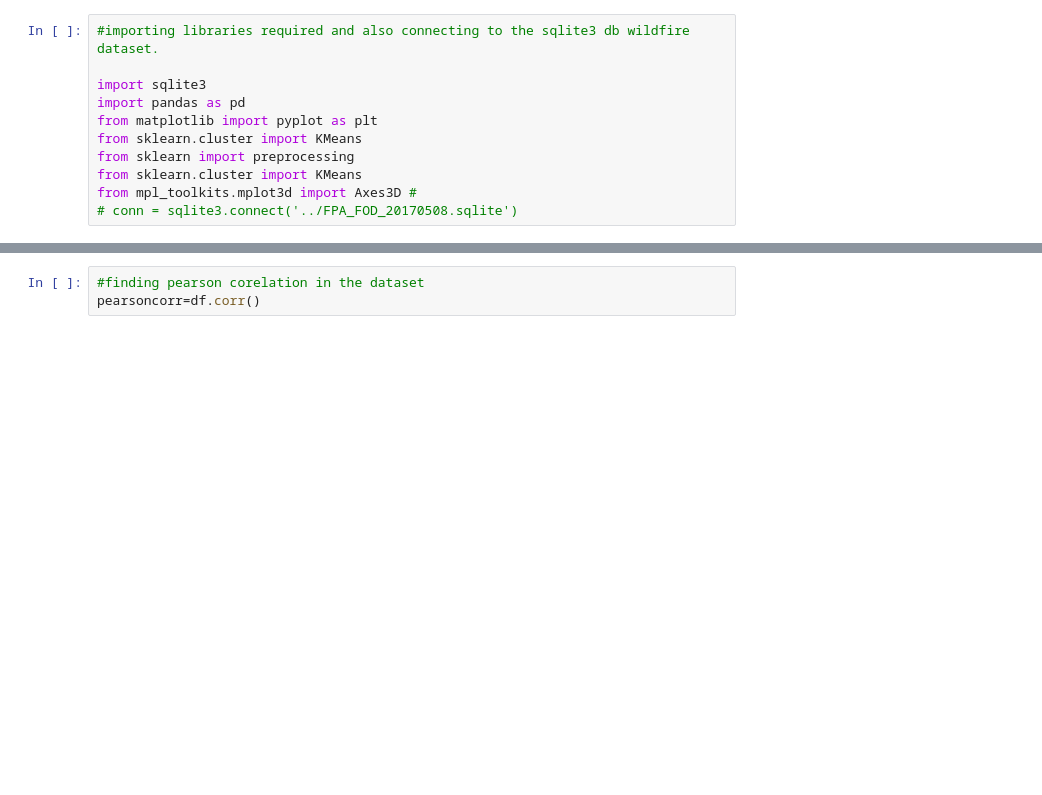
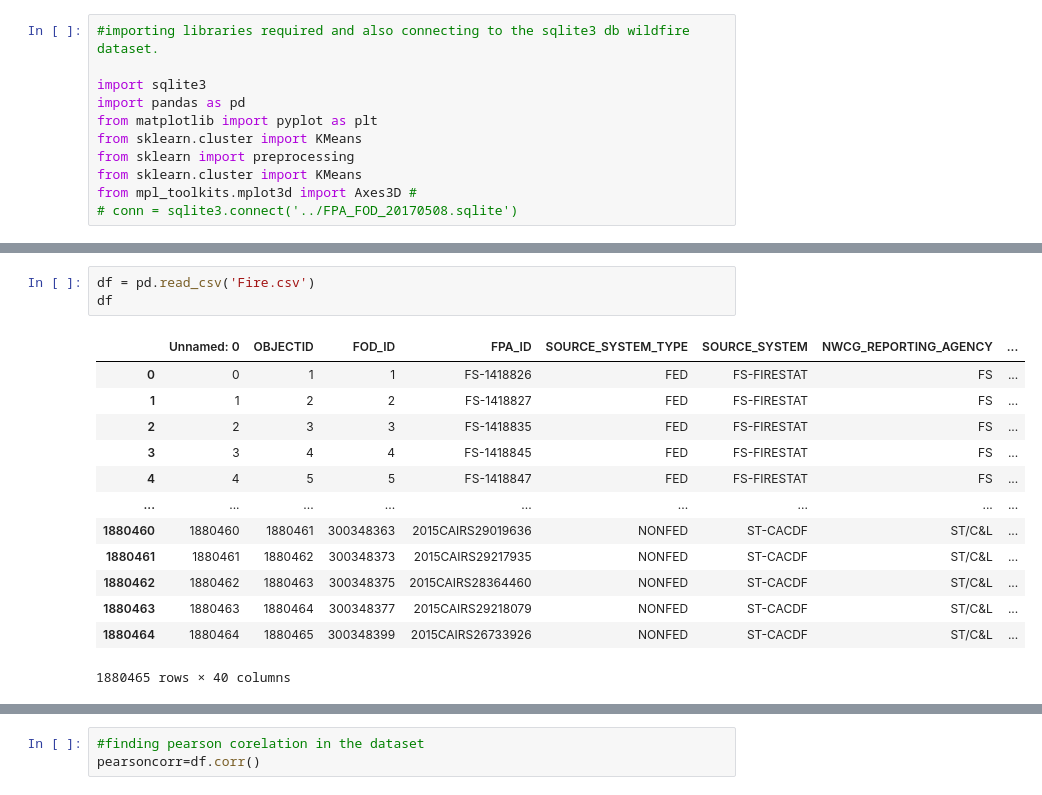
Before and after one commit to chettkulkarni/MachineLearning, a Jupyter notebook: Assignment_KMeans.ipynb, the cells around one changed output, grey strips where cells are left out. Drawn from its saved outputs; the diff is of its cells as text; blank space fills up the shorter version.

```diff
--- a/Assignment_KMeans.ipynb
+++ b/Assignment_KMeans.ipynb
@@ -49,3 +54,20 @@ df
+# %%
+df = pd.read_csv('Fire.csv')
+df
+# %% [output]
+|  | Unnamed: 0 | OBJECTID | FOD_ID | FPA_ID | SOURCE_SYSTEM_TYPE | SOURCE_SYSTEM | NWCG_REPORTING_AGENCY | ... |
+| 0 | 0 | 1 | 1 | FS-1418826 | FED | FS-FIRESTAT | FS | ... |
+| 1 | 1 | 2 | 2 | FS-1418827 | FED | FS-FIRESTAT | FS | ... |
+| 2 | 2 | 3 | 3 | FS-1418835 | FED | FS-FIRESTAT | FS | ... |
+| 3 | 3 | 4 | 4 | FS-1418845 | FED | FS-FIRESTAT | FS | ... |
+| 4 | 4 | 5 | 5 | FS-1418847 | FED | FS-FIRESTAT | FS | ... |
+| ... | ... | ... | ... | ... | ... | ... | ... | ... |
+| 1880460 | 1880460 | 1880461 | 300348363 | 2015CAIRS29019636 | NONFED | ST-CACDF | ST/C&L | ... |
+| 1880461 | 1880461 | 1880462 | 300348373 | 2015CAIRS29217935 | NONFED | ST-CACDF | ST/C&L | ... |
+| 1880462 | 1880462 | 1880463 | 300348375 | 2015CAIRS28364460 | NONFED | ST-CACDF | ST/C&L | ... |
+| 1880463 | 1880463 | 1880464 | 300348377 | 2015CAIRS29218079 | NONFED | ST-CACDF | ST/C&L | ... |
+| 1880464 | 1880464 | 1880465 | 300348399 | 2015CAIRS26733926 | NONFED | ST-CACDF | ST/C&L | ... |
+1880465 rows × 40 columns
 # %%
 df.columns
 # %% [output]
```
Also changed, not shown: parts of 16 cells of this notebook.
